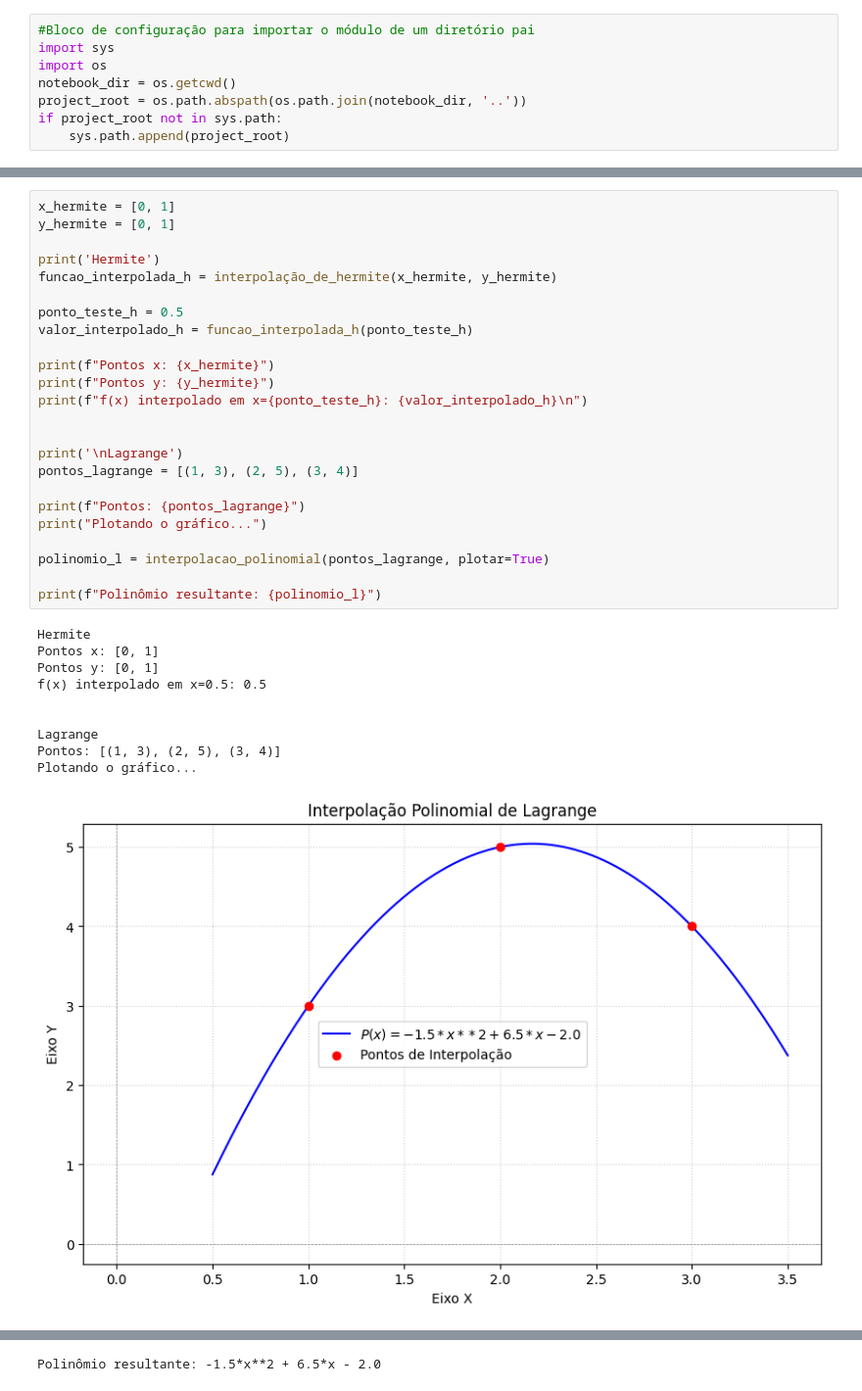
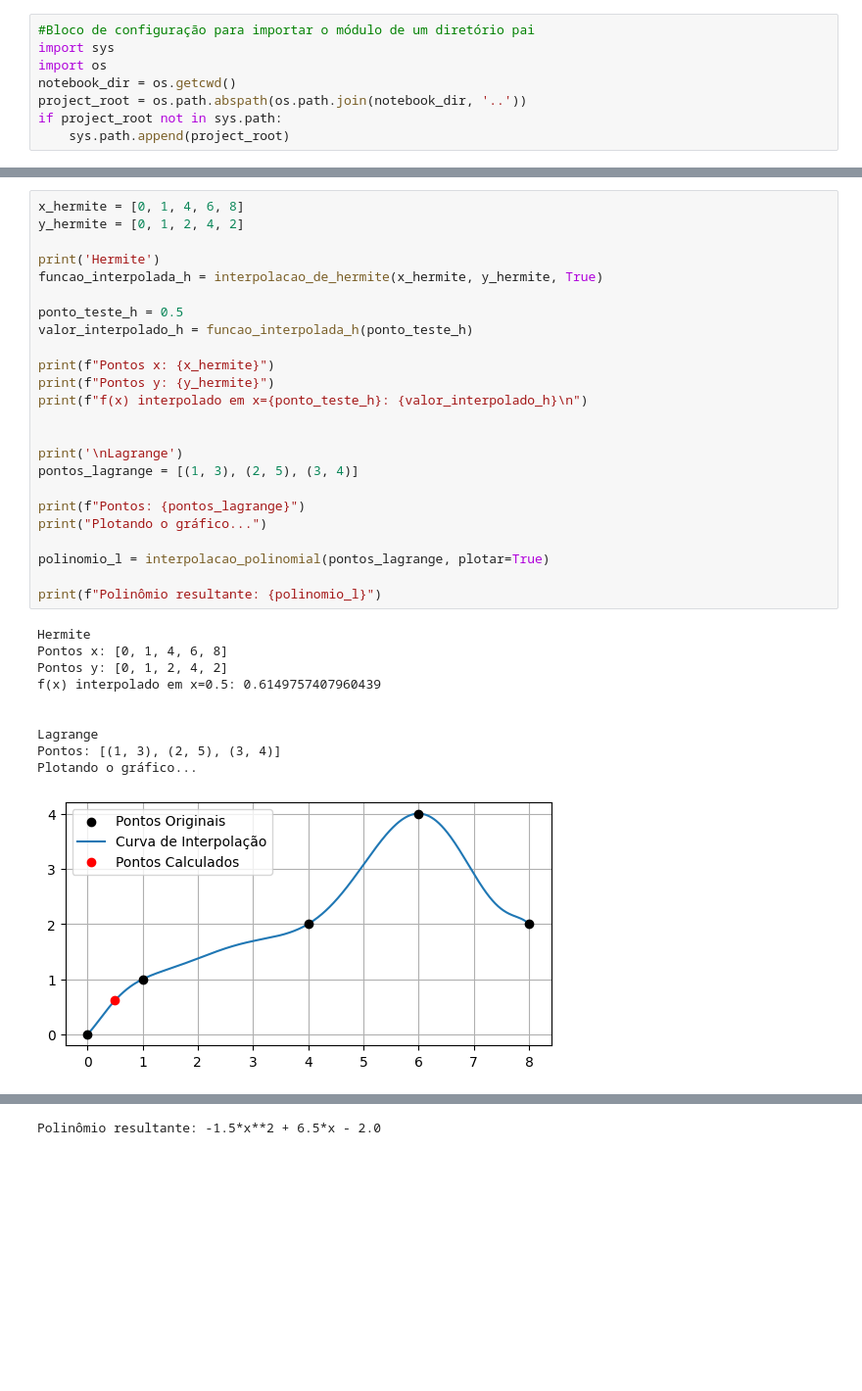
Before and after one commit to Mateus-Band/CB2325NumericaG07, a Jupyter notebook: notebooks_demos/interpolacao_demo.ipynb, the cells around one changed output, grey strips where cells are left out. Shown: that part at 98% size. Cells and saved outputs as stored; diff of their text form; blank space fills up the shorter version.

Commit message:
Detalhes em interpolação e sua demonstração

```diff
--- a/notebooks_demos/interpolacao_demo.ipynb
+++ b/notebooks_demos/interpolacao_demo.ipynb
@@ -13,35 +13,35 @@ from CB2325NumericaG07.interpolacao import interpolação_de_hermite, interpolac
 # %%
-x_hermite = [0, 1]
-y_hermite = [0, 1]
+x_hermite = [0, 1, 4, 6, 8]
+y_hermite = [0, 1, 2, 4, 2]
 
 print('Hermite')
-funcao_interpolada_h = interpolação_de_hermite(x_hermite, y_hermite)
+funcao_interpolada_h = interpolacao_de_hermite(x_hermite, y_hermite, True)
 
 ponto_teste_h = 0.5
 valor_interpolado_h = funcao_interpolada_h(ponto_teste_h)
 
 print(f"Pontos x: {x_hermite}")
 print(f"Pontos y: {y_hermite}")
 print(f"f(x) interpolado em x={ponto_teste_h}: {valor_interpolado_h}\n")
 
 
 print('\nLagrange')
 pontos_lagrange = [(1, 3), (2, 5), (3, 4)]
 
 print(f"Pontos: {pontos_lagrange}")
 print("Plotando o gráfico...")
 
 polinomio_l = interpolacao_polinomial(pontos_lagrange, plotar=True)
 
 print(f"Polinômio resultante: {polinomio_l}")
 # %% [output]
 Hermite
-Pontos x: [0, 1]
-Pontos y: [0, 1]
-f(x) interpolado em x=0.5: 0.5
+Pontos x: [0, 1, 4, 6, 8]
+Pontos y: [0, 1, 2, 4, 2]
+f(x) interpolado em x=0.5: 0.6149757407960439
 
 
 Lagrange
 Pontos: [(1, 3), (2, 5), (3, 4)]
 Plotando o gráfico...
-[figure, old version]
+[figure, new version]
```
Also changed, not shown: parts of 2 cells of this notebook, 1 other file.
